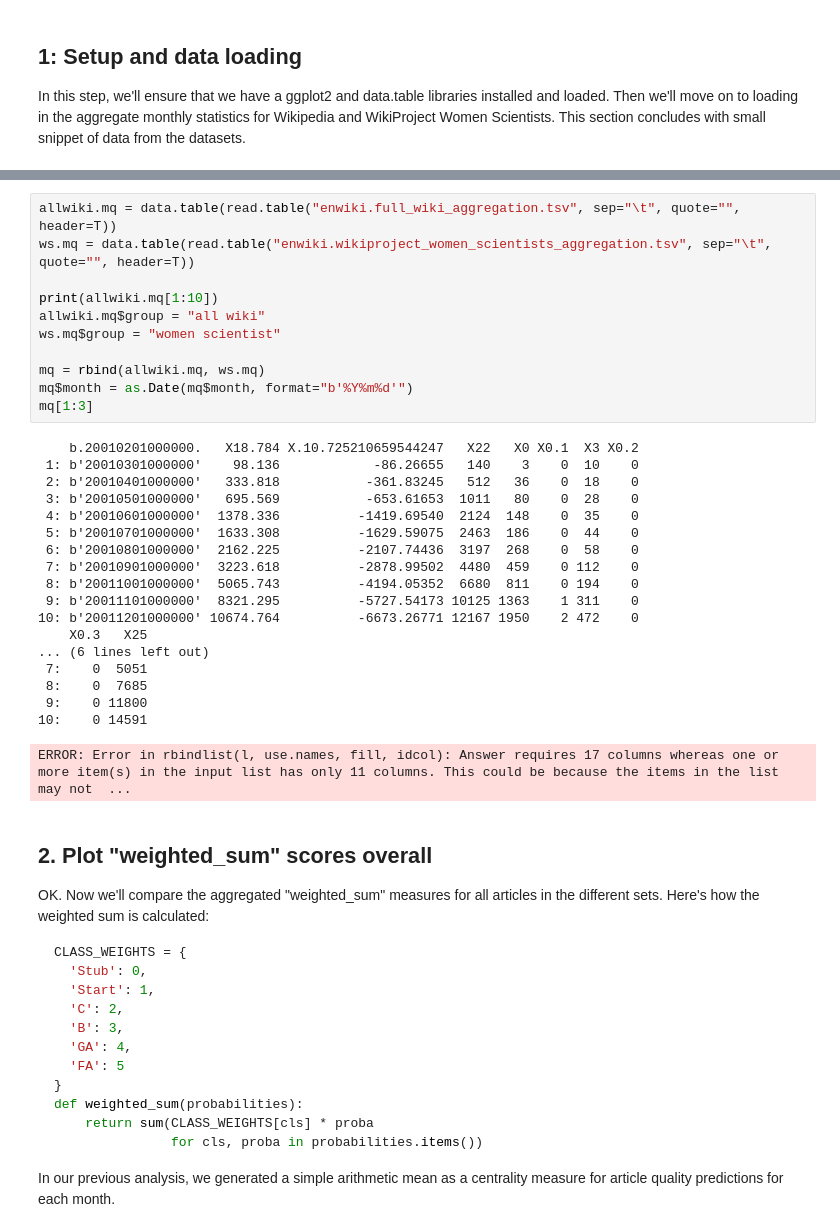
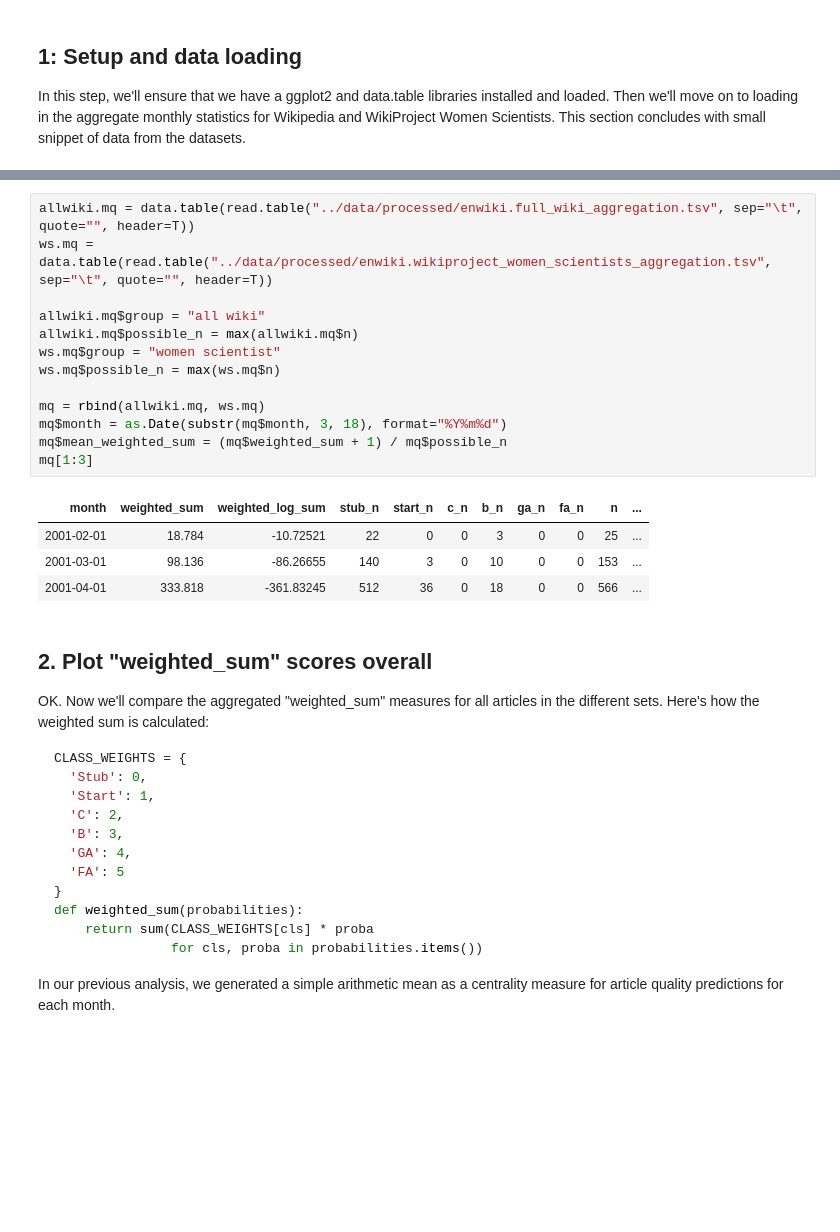
Before and after one commit to OCDX/article-quality, a Jupyter notebook: src/generate_plots_of_monthly_quality.ipynb, the cells around one changed output, grey strips where cells are left out. Cells and saved outputs as stored; diff of their text form; blank space fills up the shorter version.

```diff
--- a/src/generate_plots_of_monthly_quality.ipynb
+++ b/src/generate_plots_of_monthly_quality.ipynb
@@ -25,33 +18,21 @@ Installing package into ‘/usr/local/lib/R/site-library’
 # %%
-allwiki.mq = data.table(read.table("enwiki.full_wiki_aggregation.tsv", sep="\t", quote="", header=T))
-ws.mq = data.table(read.table("enwiki.wikiproject_women_scientists_aggregation.tsv", sep="\t", quote="", header=T))
+allwiki.mq = data.table(read.table("../data/processed/enwiki.full_wiki_aggregation.tsv", sep="\t", quote="", header=T))
+ws.mq = data.table(read.table("../data/processed/enwiki.wikiproject_women_scientists_aggregation.tsv", sep="\t", quote="", header=T))
 
-print(allwiki.mq[1:10])
 allwiki.mq$group = "all wiki"
+allwiki.mq$possible_n = max(allwiki.mq$n)
 ws.mq$group = "women scientist"
+ws.mq$possible_n = max(ws.mq$n)
 
 mq = rbind(allwiki.mq, ws.mq)
-mq$month = as.Date(mq$month, format="b'%Y%m%d'")
+mq$month = as.Date(substr(mq$month, 3, 18), format="%Y%m%d")
+mq$mean_weighted_sum = (mq$weighted_sum + 1) / mq$possible_n
 mq[1:3]
 # %% [output]
-    b.20010201000000.   X18.784 X.10.725210659544247   X22   X0 X0.1  X3 X0.2
- 1: b'20010301000000'    98.136            -86.26655   140    3    0  10    0
- 2: b'20010401000000'   333.818           -361.83245   512   36    0  18    0
- 3: b'20010501000000'   695.569           -653.61653  1011   80    0  28    0
- 4: b'20010601000000'  1378.336          -1419.69540  2124  148    0  35    0
- 5: b'20010701000000'  1633.308          -1629.59075  2463  186    0  44    0
- 6: b'20010801000000'  2162.225          -2107.74436  3197  268    0  58    0
- 7: b'20010901000000'  3223.618          -2878.99502  4480  459    0 112    0
- 8: b'20011001000000'  5065.743          -4194.05352  6680  811    0 194    0
- 9: b'20011101000000'  8321.295          -5727.54173 10125 1363    1 311    0
-10: b'20011201000000' 10674.764          -6673.26771 12167 1950    2 472    0
-    X0.3   X25
-... (6 lines left out)
- 7:    0  5051
- 8:    0  7685
- 9:    0 11800
-10:    0 14591
-ERROR: Error in rbindlist(l, use.names, fill, idcol): Answer requires 17 columns whereas one or more item(s) in the input list has only 11 columns. This could be because the items in the list may not  ...
+| month | weighted_sum | weighted_log_sum | stub_n | start_n | c_n | b_n | ga_n | fa_n | n | ... |
+| 2001-02-01 | 18.784 | -10.72521 | 22 | 0 | 0 | 3 | 0 | 0 | 25 | ... |
+| 2001-03-01 | 98.136 | -86.26655 | 140 | 3 | 0 | 10 | 0 | 0 | 153 | ... |
+| 2001-04-01 | 333.818 | -361.83245 | 512 | 36 | 0 | 18 | 0 | 0 | 566 | ... |
 # %% [markdown]
 ## 2. Plot "weighted_sum" scores overall
 OK.  Now we'll compare the aggregated "weighted_sum" measures for all articles in the different sets.  Here's how the weighted sum is calculated:
```
Also changed, not shown: parts of 4 cells of this notebook, 10 other files.
